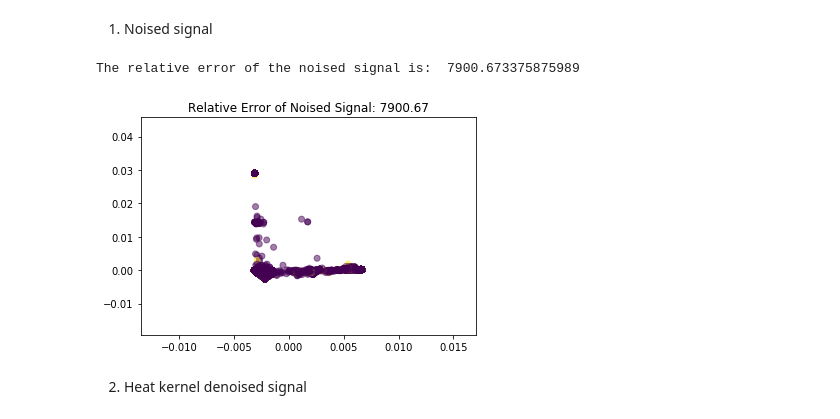
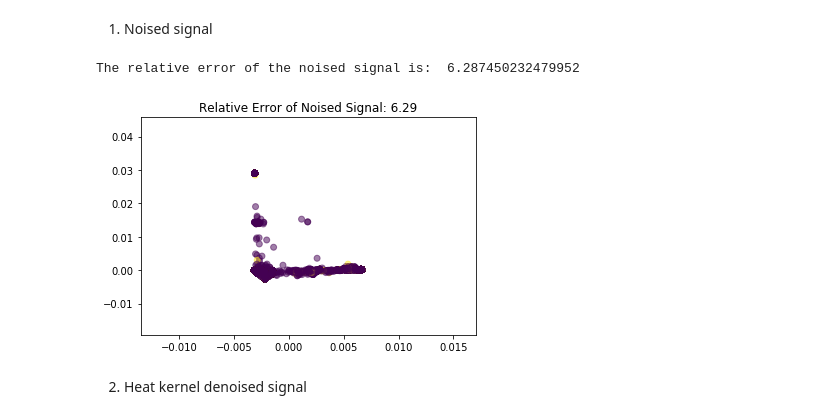
Before and after one commit to ilijagjorgjiev/ntds2018_team50, a Jupyter notebook: milestones/4_graph_signal_processing.ipynb, the cells around one changed output. Drawn from its saved outputs; the diff is of its cells as text; code cells hidden in the pictures.

```diff
--- a/milestones/4_graph_signal_processing.ipynb
+++ b/milestones/4_graph_signal_processing.ipynb
@@ -87,9 +87,5 @@ _Note_: If your features/labels are not floating-point numbers, please convert t
 import pandas as pd
 features = pd.read_csv('features.csv')
 # %%
-adjacency_org = scipy.load("undirected_adjacency.npy")
-adjacency = sparse.csr_matrix(adjacency_org, adjacency_org.shape, dtype=np.float)
-scipy.sparse.save_npz("adjacency_undirected_sparse_csr" ,adjacency)
-
 adjacency = scipy.sparse.load_npz("adjacency_undirected_sparse_csr.npz")
 n_nodes =  adjacency.shape[0]
@@ -466,13 +404,13 @@ Text(0.5,1,'Original Label Signal')
 # %% [markdown]
 1) Noised signal
 # %%
-rel_err_noised=np.linalg.norm(labels-noisy_measurements)/np.linalg.norm(labels)
+rel_err_noised=np.linalg.norm(labels-noisy_measurements)/n_nodes
 plt.scatter(U[:, 1], U[:, 2], c=noisy_measurements.reshape(n_nodes), alpha=0.5)
 plt.title('Relative Error of Noised Signal: %1.2f' %rel_err_noised)
 print('The relative error of the noised signal is: ', rel_err_noised)
 # %% [output]
-The relative error of the noised signal is:  7900.673375875989
+The relative error of the noised signal is:  6.287450232479952
-[figure, old version]
+[figure, new version]
 # %% [markdown]
 2) Heat kernel denoised signal
 # %%
```
Also changed, not shown: parts of 30 cells of this notebook.
